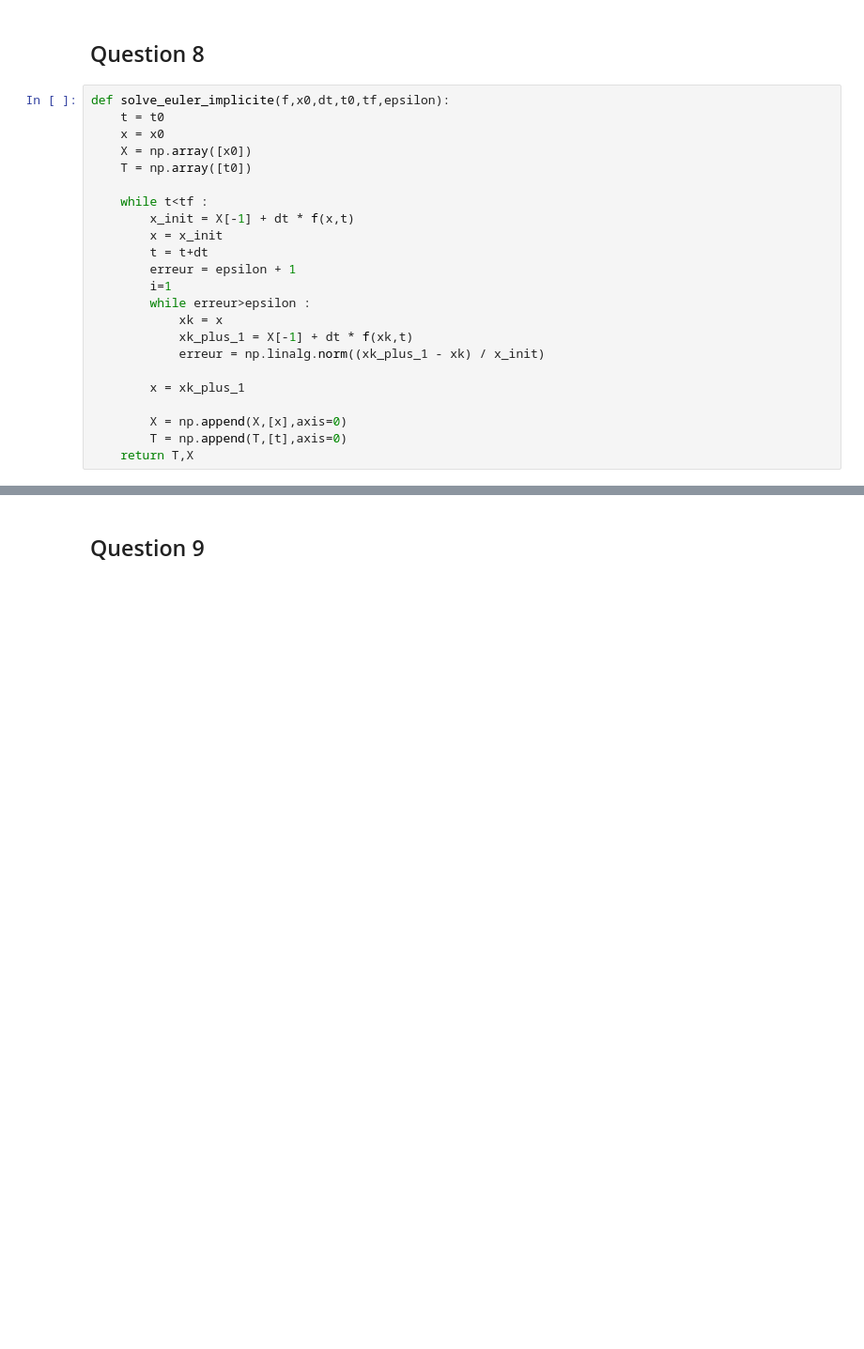
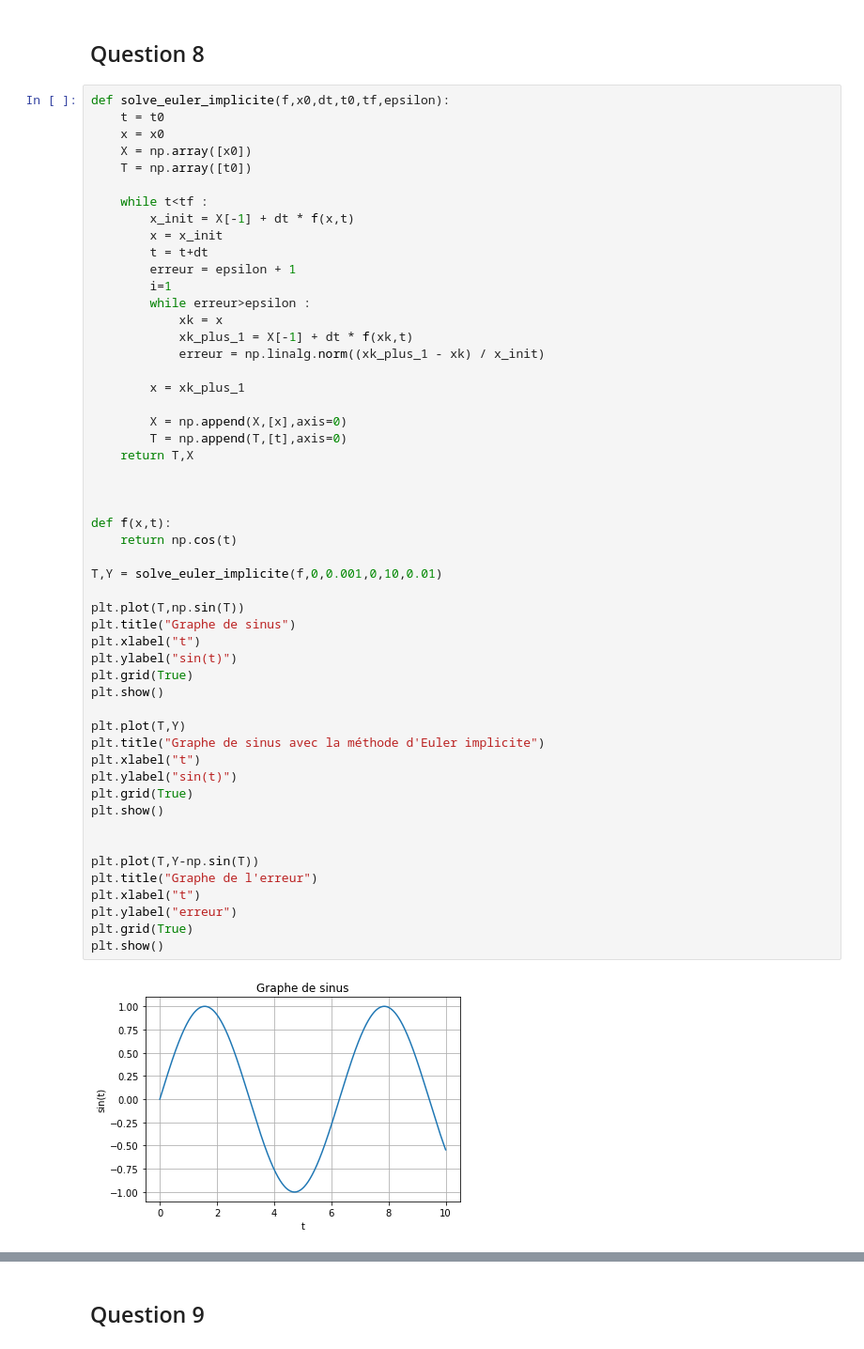
Before and after one commit to hallerantoine/projet-equa-diff, a Jupyter notebook: Projet équations différentielles.ipynb, the cells around one changed output, grey strips where cells are left out. Shown at 94% size. Cells and saved outputs as stored; diff of their text form; blank space fills up the shorter version.

```diff
--- a/Projet équations différentielles.ipynb
+++ b/Projet équations différentielles.ipynb
@@ -269,23 +269,54 @@ On constate qu'au bout d'un certain temps, les périodes d'évolution s'allongen
 # %%
 def solve_euler_implicite(f,x0,dt,t0,tf,epsilon):
     t = t0
     x = x0
     X = np.array([x0])
     T = np.array([t0])
 
     while t<tf :
         x_init = X[-1] + dt * f(x,t)
         x = x_init
         t = t+dt
         erreur = epsilon + 1
         i=1
         while erreur>epsilon :
             xk = x
             xk_plus_1 = X[-1] + dt * f(xk,t)
             erreur = np.linalg.norm((xk_plus_1 - xk) / x_init)
 
         x = xk_plus_1
 
         X = np.append(X,[x],axis=0)
         T = np.append(T,[t],axis=0)
     return T,X
+
+
+
+def f(x,t):
+    return np.cos(t)
+
+T,Y = solve_euler_implicite(f,0,0.001,0,10,0.01)
+
+plt.plot(T,np.sin(T))
+plt.title("Graphe de sinus")
+plt.xlabel("t")
+plt.ylabel("sin(t)")
+plt.grid(True)
+plt.show()
+
+plt.plot(T,Y)
+plt.title("Graphe de sinus avec la méthode d'Euler implicite")
+plt.xlabel("t")
+plt.ylabel("sin(t)")
+plt.grid(True)
+plt.show()
+
+
+plt.plot(T,Y-np.sin(T))
+plt.title("Graphe de l'erreur")
+plt.xlabel("t")
+plt.ylabel("erreur")
+plt.grid(True)
+plt.show()
+# %% [output]
+[figure, added]
```
Also changed, not shown: parts of 4 cells of this notebook.
